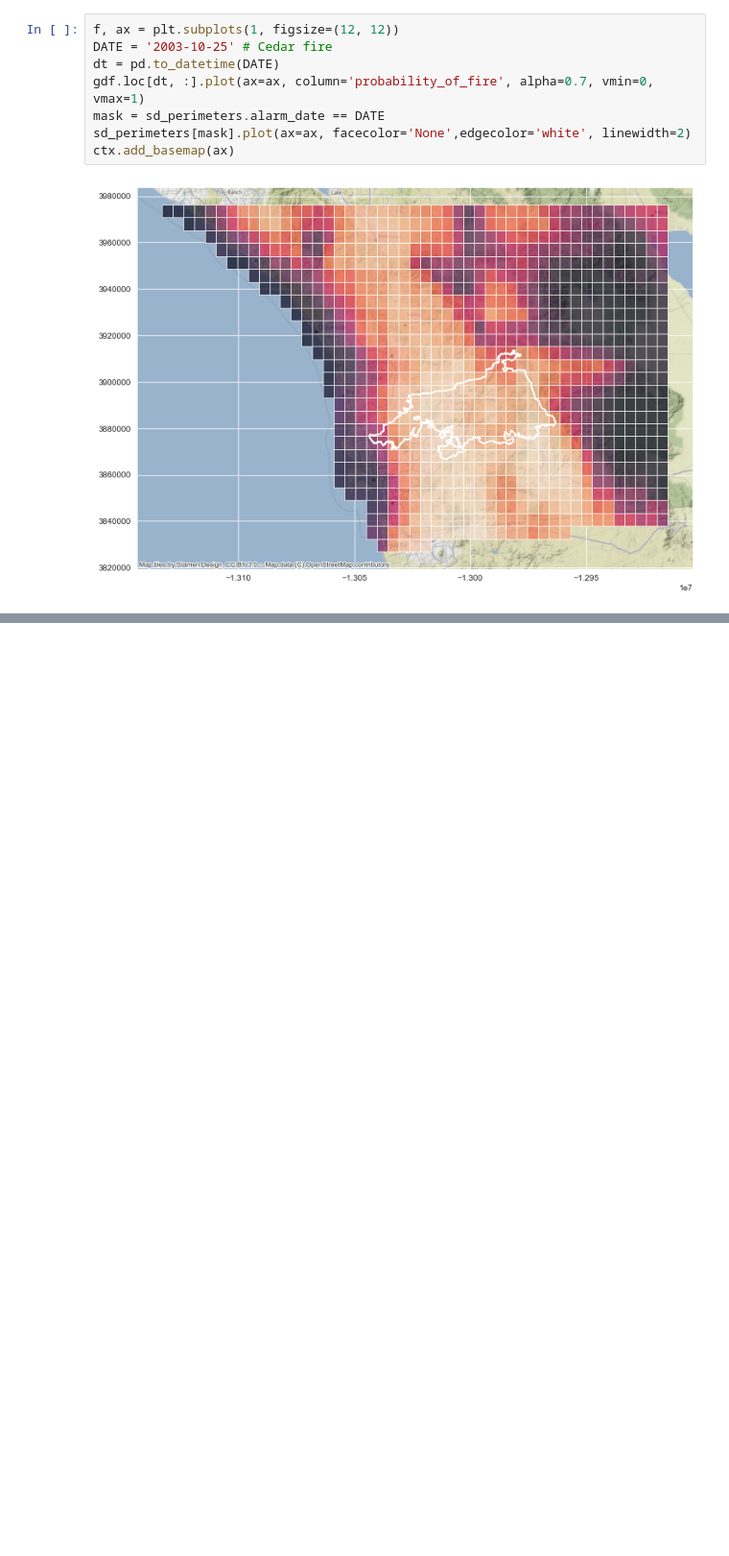
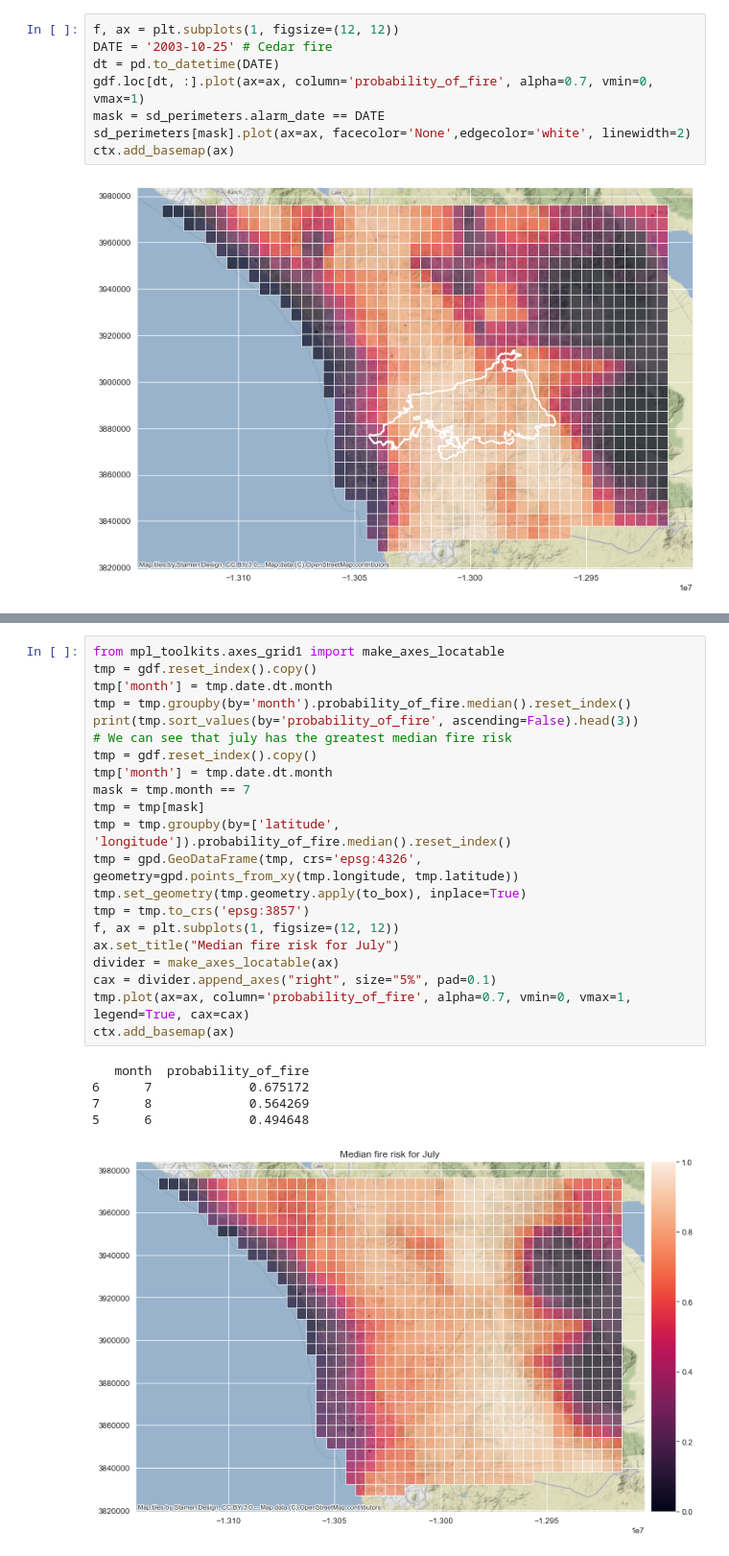
Before and after one commit to MCGallaspy/mas_dse_capstone, a Jupyter notebook: notebooks/fire_prediction_results_analysis/7. Generating heatmaps of fire occurrence probabilities.ipynb, the cells around one changed output, grey strips where cells are left out. Shown at 96% size. Saved outputs shown, nothing was run; the diff lists cells and outputs as text; blank space fills up the shorter version.

```diff
--- a/notebooks/fire_prediction_results_analysis/7. Generating heatmaps of fire occurrence probabilities.ipynb
+++ b/notebooks/fire_prediction_results_analysis/7. Generating heatmaps of fire occurrence probabilities.ipynb
@@ -222,0 +250,27 @@ ctx.add_basemap(ax)
+# %%
+from mpl_toolkits.axes_grid1 import make_axes_locatable
+tmp = gdf.reset_index().copy()
+tmp['month'] = tmp.date.dt.month
+tmp = tmp.groupby(by='month').probability_of_fire.median().reset_index()
+print(tmp.sort_values(by='probability_of_fire', ascending=False).head(3))
+# We can see that july has the greatest median fire risk
+tmp = gdf.reset_index().copy()
+tmp['month'] = tmp.date.dt.month
+mask = tmp.month == 7
+tmp = tmp[mask]
+tmp = tmp.groupby(by=['latitude', 'longitude']).probability_of_fire.median().reset_index()
+tmp = gpd.GeoDataFrame(tmp, crs='epsg:4326', geometry=gpd.points_from_xy(tmp.longitude, tmp.latitude))
+tmp.set_geometry(tmp.geometry.apply(to_box), inplace=True)
+tmp = tmp.to_crs('epsg:3857')
+f, ax = plt.subplots(1, figsize=(12, 12))
+ax.set_title("Median fire risk for July")
+divider = make_axes_locatable(ax)
+cax = divider.append_axes("right", size="5%", pad=0.1)
+tmp.plot(ax=ax, column='probability_of_fire', alpha=0.7, vmin=0, vmax=1, legend=True, cax=cax)
+ctx.add_basemap(ax)
+# %% [output]
+   month  probability_of_fire
+6      7             0.675172
+7      8             0.564269
+5      6             0.494648
+[figure, added]
```
Also changed, not shown: parts of 15 cells of this notebook.
